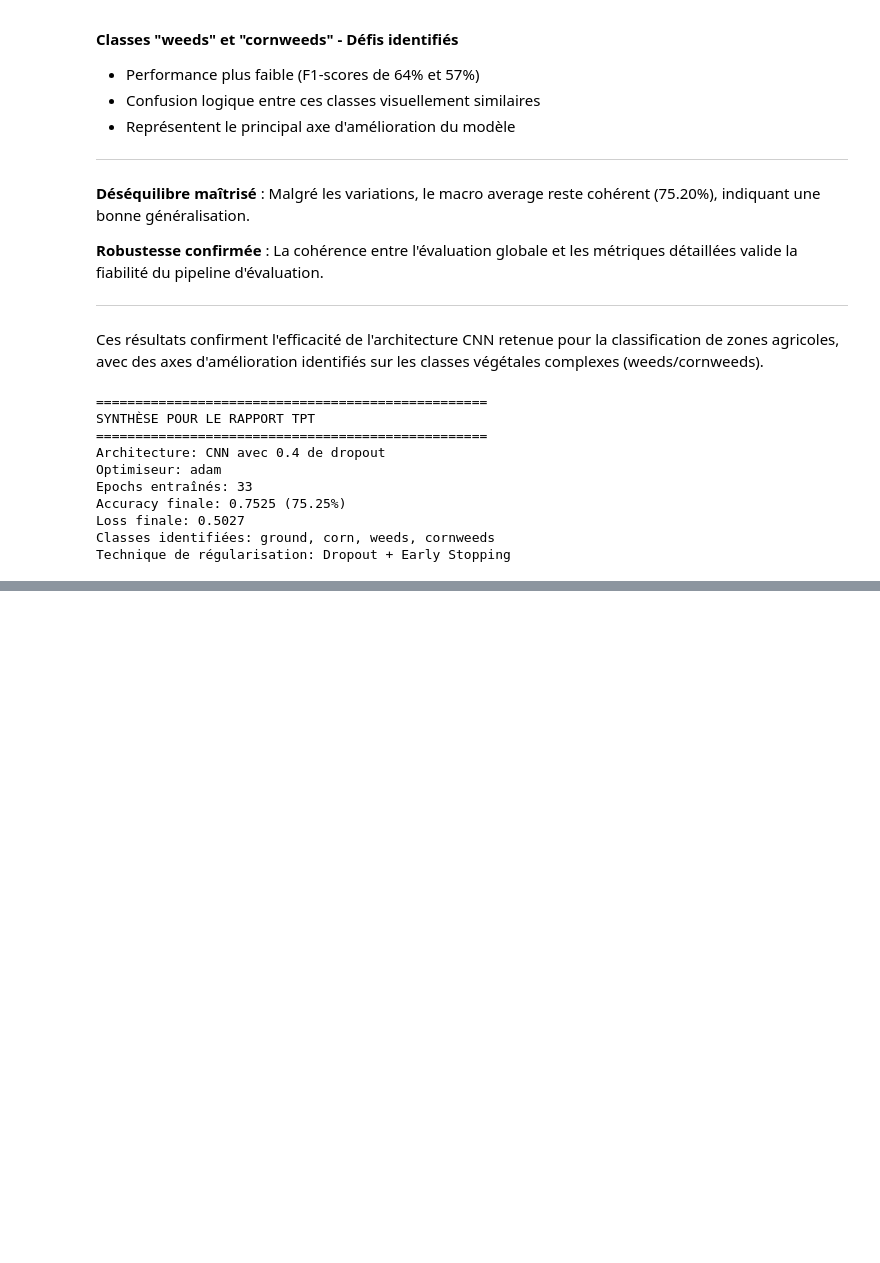
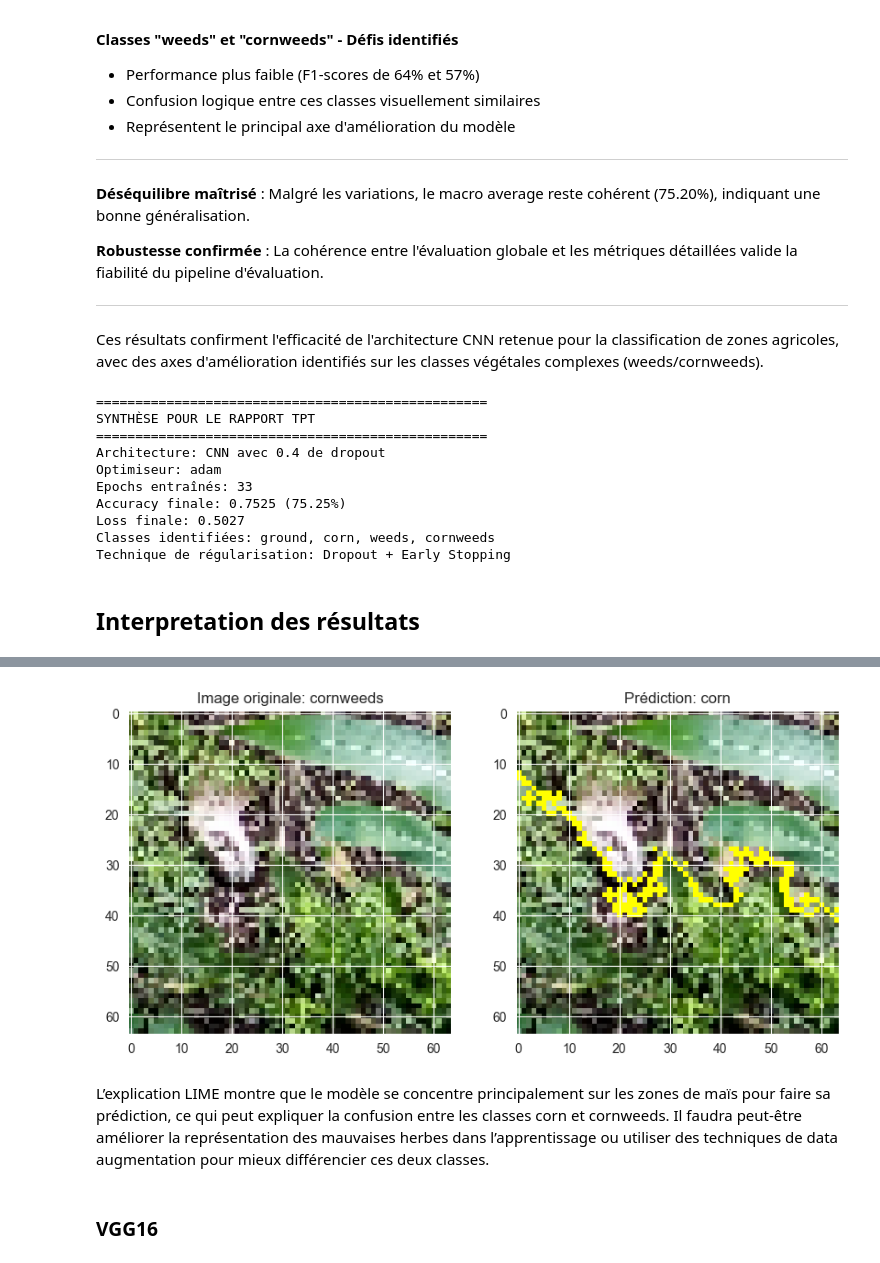
Before and after one commit to 2024-2025-estia-bihar/mesp2-laurent-sini, a Jupyter notebook: notebooks/EDA_Deep_Learning_I.ipynb, the cells around one changed output, grey strips where cells are left out. Saved outputs shown, nothing was run; the diff lists cells and outputs as text; code cells hidden in the pictures; blank space fills up the shorter version.

```diff
--- a/notebooks/EDA_Deep_Learning_I.ipynb
+++ b/notebooks/EDA_Deep_Learning_I.ipynb
@@ -531,3 +531,5 @@ Accuracy finale: 0.7525 (75.25%)
 Loss finale: 0.5027
 Classes identifiées: ground, corn, weeds, cornweeds
 Technique de régularisation: Dropout + Early Stopping
+# %% [markdown]
+## Interpretation des résultats
@@ -533,0 +540,44 @@ Technique de régularisation: Dropout + Early Stopping
+# %%
+# Sélectionner quelques images de test représentatives
+test_images = []
+test_labels = []
+for images, labels in test_dataset.take(1):
+    test_images = images[:5].numpy()
+    test_labels = labels[:5].numpy()
+# %%
+explainer = lime_image.LimeImageExplainer()
+# %%
+def predict_fn(images):
+    # Prétraitement si nécessaire
+    return final_model.predict(images)
+# %%
+img = test_images[0]
+label = test_labels[0]
+
+explanation = explainer.explain_instance(
+    img,
+    predict_fn,
+    top_labels=1,
+    hide_color=0,
+    num_samples=1000
+)
+
+pred_class = np.argmax(predict_fn(np.expand_dims(img, axis=0))[0])
+
+temp, mask = explanation.get_image_and_mask(
+    pred_class,
+    positive_only=True,
+    num_features=5,
+    hide_rest=False
+)
+
+plt.figure(figsize=(10, 5))
+plt.subplot(1, 2, 1)
+plt.imshow(img)
+plt.title(f"Image originale: {class_names[label]}")
+
+plt.subplot(1, 2, 2)
+plt.imshow(mark_boundaries(temp, mask))
+plt.title(f"Prédiction: {class_names[pred_class]}")
+plt.show()
+# %% [output]
@@ -533,0 +601,5 @@ Technique de régularisation: Dropout + Early Stopping
+[figure, added]
+# %% [markdown]
+L’explication LIME montre que le modèle se concentre principalement sur les zones de maïs pour faire sa prédiction, ce qui peut expliquer la confusion entre les classes corn et cornweeds. Il faudra peut-être améliorer la représentation des mauvaises herbes dans l’apprentissage ou utiliser des techniques de data augmentation pour mieux différencier ces deux classes.
+# %% [markdown]
+### VGG16
```
Also changed, not shown: parts of 15 cells of this notebook.
